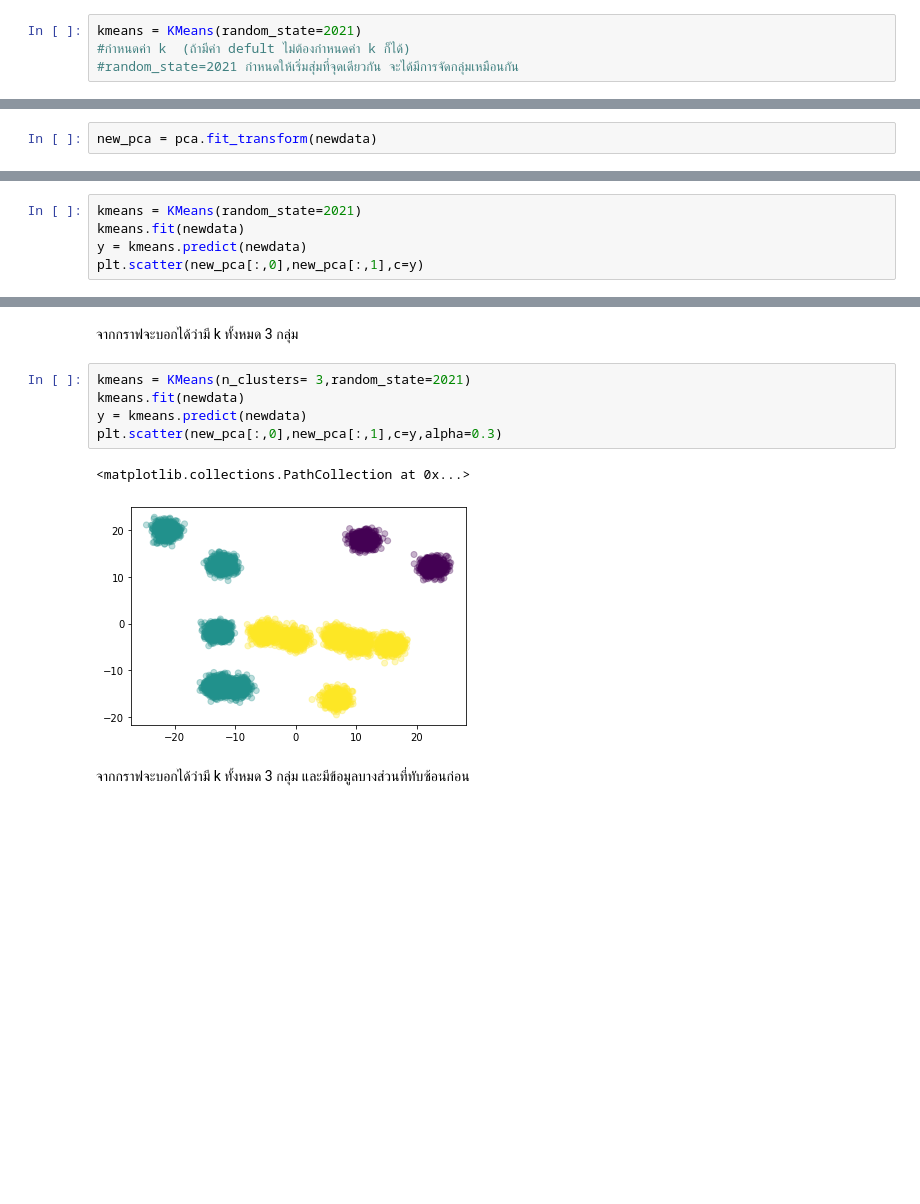
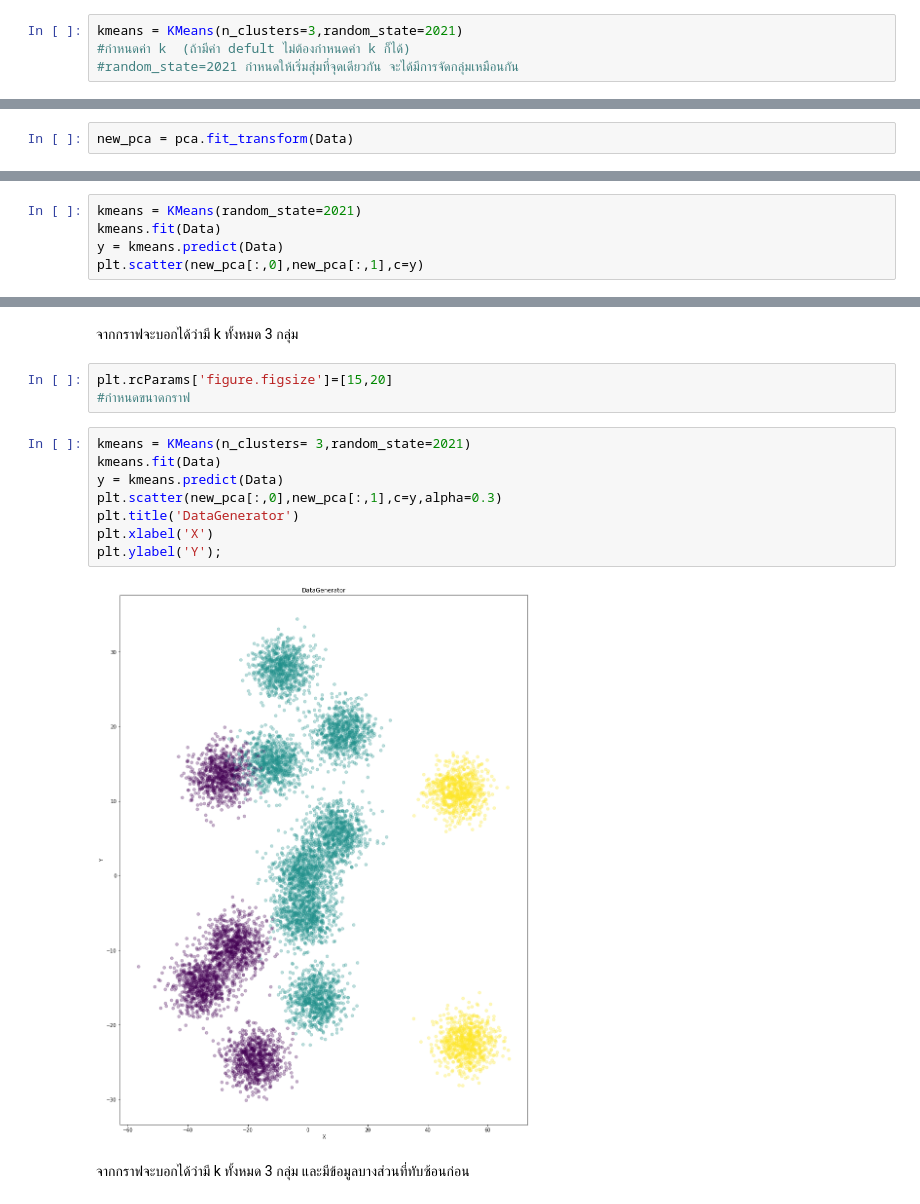
Before and after one commit to Nunticha24/Multivariate, a Jupyter notebook: Multivariate_Exam.ipynb, the cells around one changed output, grey strips where cells are left out. Drawn from its saved outputs; the diff is of its cells as text; blank space fills up the shorter version.

```diff
--- a/Multivariate_Exam.ipynb
+++ b/Multivariate_Exam.ipynb
@@ -125,7 +127,7 @@ from sklearn.cluster import KMeans
 # %% [markdown]
 **Defind**
 # %%
-kmeans = KMeans(random_state=2021)
+kmeans = KMeans(n_clusters=3,random_state=2021)
 #กำหนดค่า k  (ถ้ามีค่า defult ไม่ต้องกำหนดค่า k ก็ได้)
 #random_state=2021 กำหนดให้เริ่มสุ่มที่จุดเดียวกัน จะได้มีการจัดกลุ่มเหมือนกัน
 # %% [markdown]
@@ -171,15 +173,15 @@ from sklearn.decomposition import PCA
 # %%
 pca = PCA(n_components=2)
 # %%
-new_pca = pca.fit_transform(newdata)
+new_pca = pca.fit_transform(Data)
 # %% [markdown]
 **plot กราฟเพื่อดูการกระจายกลุ่ม**
 # %%
 from matplotlib import pyplot as plt
 # %%
 kmeans = KMeans(random_state=2021)
-kmeans.fit(newdata)
-y = kmeans.predict(newdata)
+kmeans.fit(Data)
+y = kmeans.predict(Data)
 plt.scatter(new_pca[:,0],new_pca[:,1],c=y)
 # %% [output]
 <matplotlib.collections.PathCollection at 0x...>
@@ -237,14 +239,19 @@ plt.ylabel('SilH');
 [figure]
 # %% [markdown]
 จากกราฟจะบอกได้ว่ามี k ทั้งหมด 3 กลุ่ม
+# %%
+plt.rcParams['figure.figsize']=[15,20]
+#กำหนดขนาดกราฟ
 # %%
 kmeans = KMeans(n_clusters= 3,random_state=2021)
-kmeans.fit(newdata)
-y = kmeans.predict(newdata)
+kmeans.fit(Data)
+y = kmeans.predict(Data)
 plt.scatter(new_pca[:,0],new_pca[:,1],c=y,alpha=0.3)
+plt.title('DataGenerator')
+plt.xlabel('X')
+plt.ylabel('Y');
 # %% [output]
-<matplotlib.collections.PathCollection at 0x...>
-[figure, old version]
+[figure, new version]
 # %% [markdown]
 จากกราฟจะบอกได้ว่ามี k ทั้งหมด 3 กลุ่ม และมีข้อมูลบางส่วนที่ทับซ้อนก่อน
 # %% [markdown]
```
Also changed, not shown: parts of 14 cells of this notebook.
